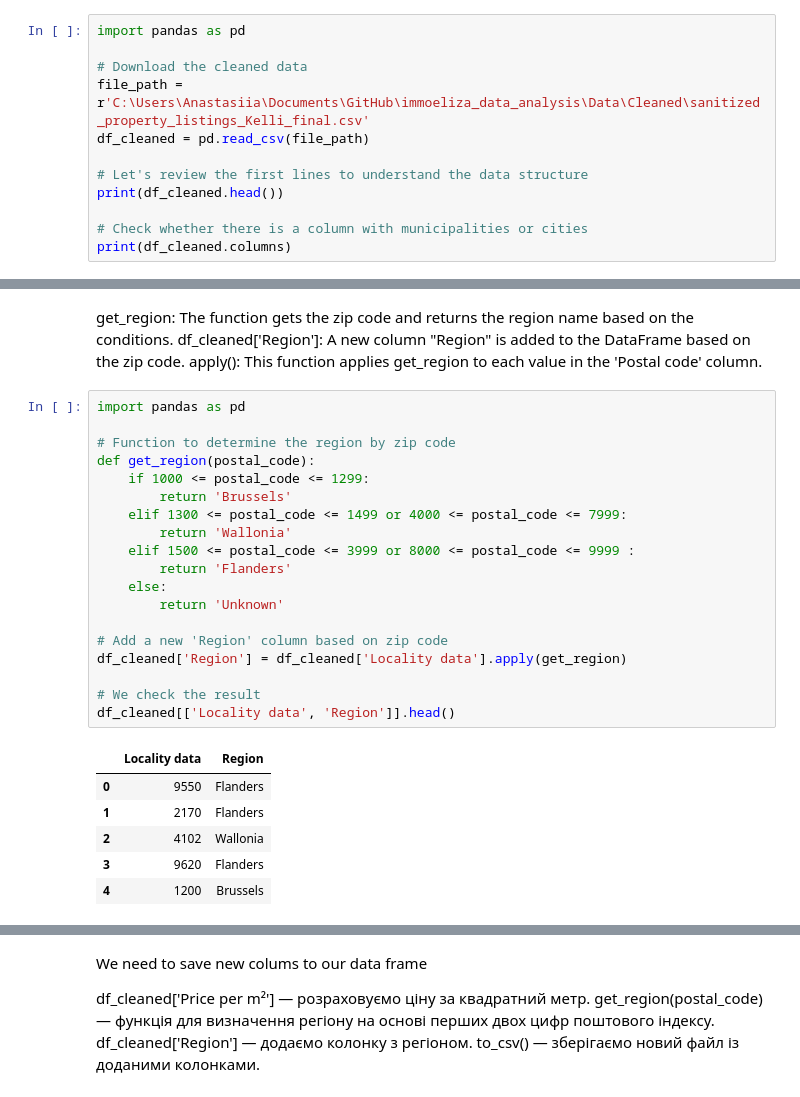
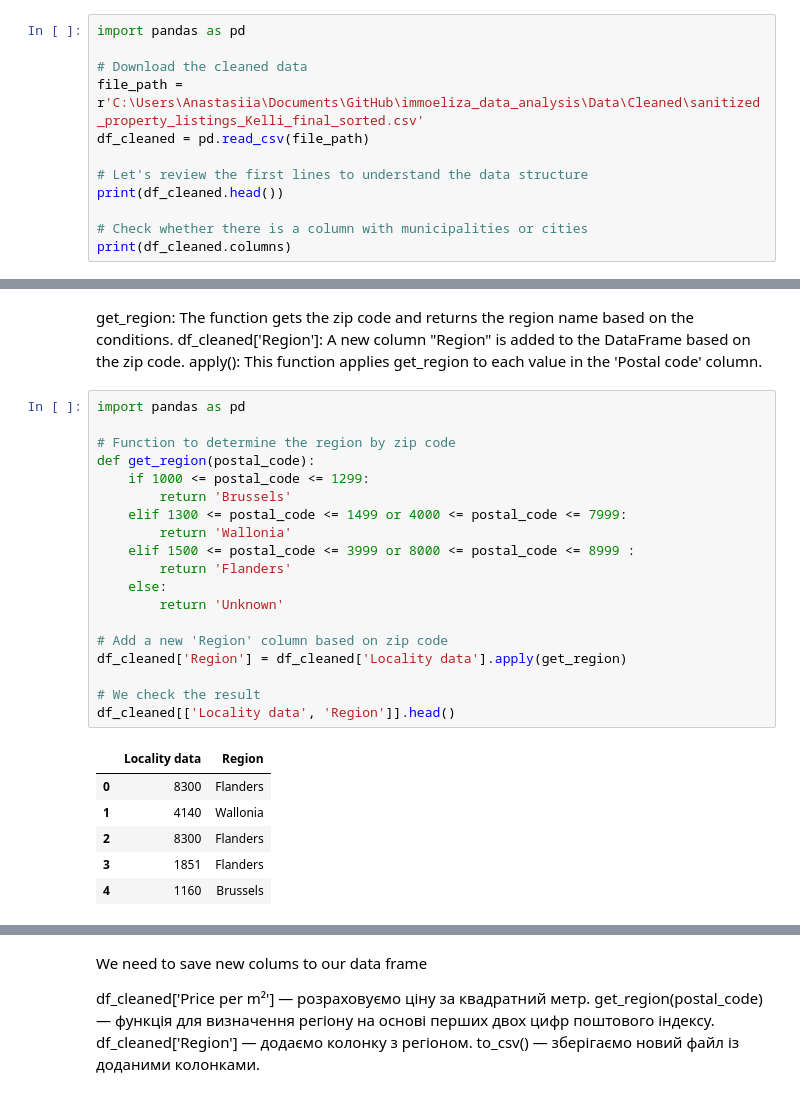
Before and after one commit to Kevin-Van-Hoorebeek/immoeliza_data_analysis, a Jupyter notebook: Analysis/Anastasiia.ipynb, the cells around one changed output, grey strips where cells are left out. Cells and saved outputs as stored; diff of their text form.

```diff
--- a/Analysis/Anastasiia.ipynb
+++ b/Analysis/Anastasiia.ipynb
@@ -93,7 +113,7 @@ What are the least/most expensive municipalities in Belgium/Wallonia/Flanders? (
 import pandas as pd
 
 # Download the cleaned data
-file_path = r'C:\Users\Anastasiia\Documents\GitHub\immoeliza_data_analysis\Data\Cleaned\sanitized_property_listings_Kelli_final.csv'
+file_path = r'C:\Users\Anastasiia\Documents\GitHub\immoeliza_data_analysis\Data\Cleaned\sanitized_property_listings_Kelli_final_sorted.csv'
 df_cleaned = pd.read_csv(file_path)
 
 # Let's review the first lines to understand the data structure
@@ -210,29 +233,29 @@ apply(): This function applies get_region to each value in the 'Postal code' col
 # %%
 import pandas as pd
 
 # Function to determine the region by zip code
 def get_region(postal_code):
     if 1000 <= postal_code <= 1299:
         return 'Brussels'
     elif 1300 <= postal_code <= 1499 or 4000 <= postal_code <= 7999:
         return 'Wallonia'
-    elif 1500 <= postal_code <= 3999 or 8000 <= postal_code <= 9999 :
+    elif 1500 <= postal_code <= 3999 or 8000 <= postal_code <= 8999 :
         return 'Flanders'
     else:
         return 'Unknown'
 
 # Add a new 'Region' column based on zip code
 df_cleaned['Region'] = df_cleaned['Locality data'].apply(get_region)
 
 # We check the result
 df_cleaned[['Locality data', 'Region']].head()
 # %% [output]
 |  | Locality data | Region |
-| 0 | 9550 | Flanders |
-| 1 | 2170 | Flanders |
-| 2 | 4102 | Wallonia |
-| 3 | 9620 | Flanders |
-| 4 | 1200 | Brussels |
+| 0 | 8300 | Flanders |
+| 1 | 4140 | Wallonia |
+| 2 | 8300 | Flanders |
+| 3 | 1851 | Flanders |
+| 4 | 1160 | Brussels |
 # %%
 # Filter the rows where the 'Region' column has the value 'Unknown'
 unknown_regions = df_cleaned[df_cleaned['Region'] == 'Unknown']
```
Also changed, not shown: parts of 14 cells of this notebook.
